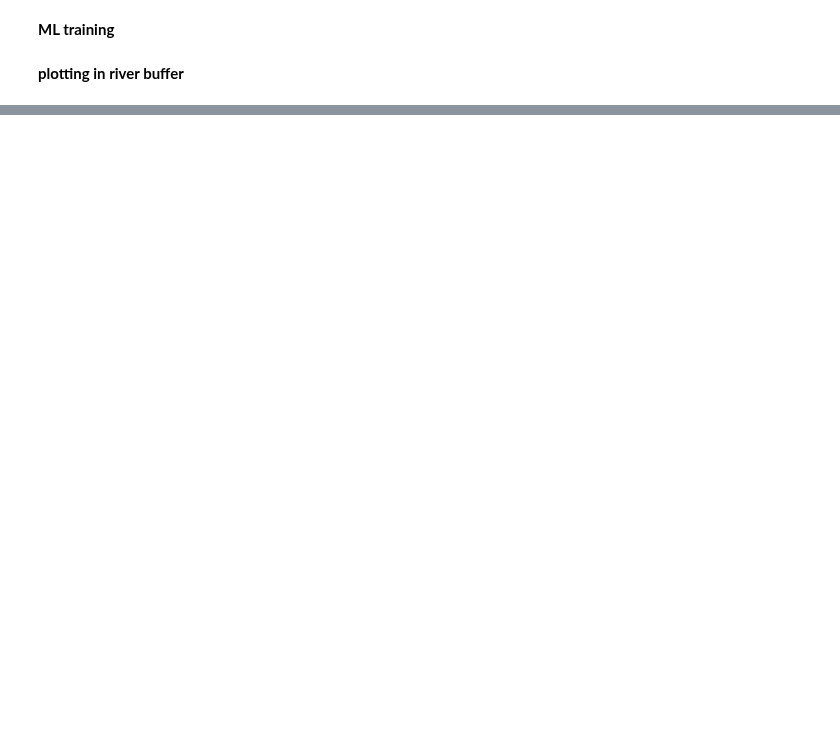
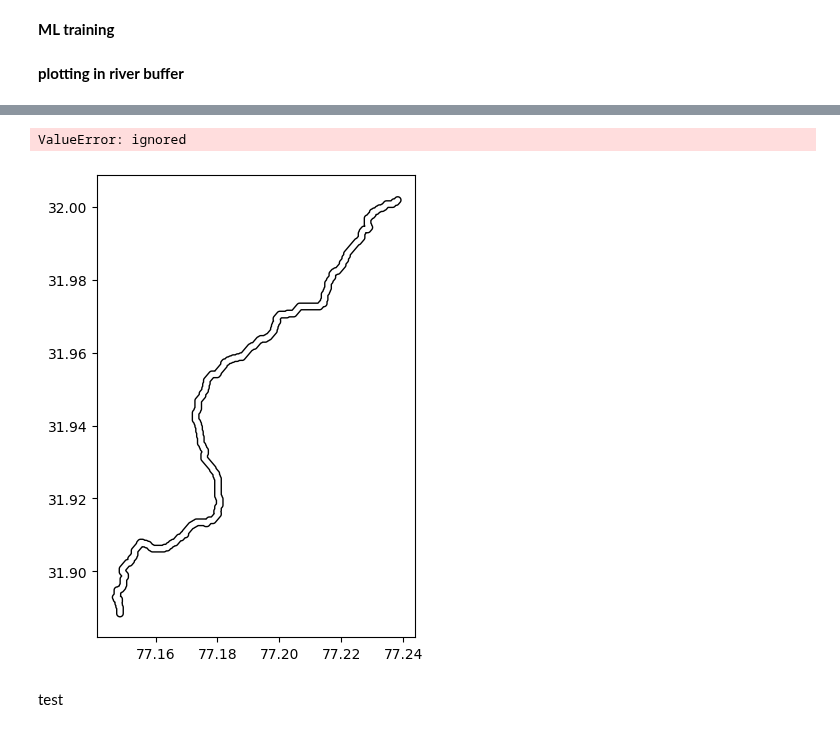
Before and after one commit to 1kaiser/ICESAT2, a Jupyter notebook: ICESAT2_tracks_intersection_plotting.ipynb, the cells around one changed output, grey strips where cells are left out. Saved outputs shown, nothing was run; the diff lists cells and outputs as text; code cells hidden in the pictures; blank space fills up the shorter version.

```diff
--- a/ICESAT2_tracks_intersection_plotting.ipynb
+++ b/ICESAT2_tracks_intersection_plotting.ipynb
@@ -24,13 +22,7 @@ list_B = [
     'https://n5eil02u.ecs.nsidc.org/esir/5000004077220/239104701/processed_ATL03_20211108045334_07141302_005_01.h5',
 ]
 
-import re
 
-# Define the regex pattern to match the links
-pattern = r"https://n5eil02u.ecs.nsidc.org/esir/.*?\.h5"
-with open("parvati_tracks.txt", "r") as file:
-    contents = file.read()
-list_C = re.findall(pattern, contents)
 
-for i in list_C:
+for i in list_B:
   !wget --http-user=kroy0001 --http-password=/#j%kWrPA,8.HRe {i}
@@ -904,9 +975,7 @@ def get_height_lat_lon(filename, track_name):
   lon_ph_data = f['/'+str(track_name)+'/heights/lon_ph']
   file_name = np.array([filename] * len(h_ph_data))
   track_name = np.array([track_name] * len(h_ph_data))
-  return file_name, track_name, h_ph_data, lat_ph_data, lon_ph_data
-
-
+  return np.column_stack((file_name, track_name, lon_ph_data, lat_ph_data, h_ph_data))
 
 import os
 
@@ -914,23 +983,23 @@ import os
 track_names = ["gt1l", "gt1r", "gt2l", "gt2r", "gt3l", "gt3r"]
 
 import glob
-files = glob.glob("*.h5")
+import numpy as np
 
+# Get a list of all HDF5 files in the current directory
+h5_files = glob.glob("*.h5")
 
-# Filter the list of files to only include h5 files
-h5_files = files
+# Initialize empty list for the arrays of each track
+point_cloud_list = []
 
 # Loop through the h5 files and extract data for each track
 for filename in h5_files:
     for i, track in enumerate(track_names):
         try:
-            file_name1, track1, h_ph_data1, lat1, lon1  = get_height_lat_lon(str('/content/')+filename, track)
+            point_cloud_list.append(get_height_lat_lon(str('/content/')+filename, track))
         except KeyError:
             print(f"Track {track} not found in {filename}. Skipping...")
-
-
-# Combine the arrays into a single NumPy array
-point_cloud_array = np.column_stack((file_name1, track1, lon1, lat1, h_ph_data1))
+# Concatenate the arrays of each track vertically
+point_cloud_array = np.vstack(point_cloud_list)
 
 # Save the point cloud array as a NumPy file
 np.save('point_cloud.npy', point_cloud_array)
@@ -1032,34 +1161,39 @@ point_cloud = np.load(point_cloud_file, allow_pickle=True)
 file_names = point_cloud[:, 0]
 track_names = point_cloud[:, 1]
 lon = point_cloud[:, 2]
 lat = point_cloud[:, 3]
 h_ph_data = point_cloud[:, 4]
 
 # Create a GeoDataFrame for the point cloud data
 geometry = [Point(lon[i], lat[i]) for i in range(len(lon))]
 data = gpd.GeoDataFrame({'file_name': file_names, 'track_name': track_names,
                          'h_ph_data': h_ph_data, 'lat': lat, 'lon': lon},
                         geometry=geometry, crs=region.crs)
 
 # Spatially join the points with the region to get the clipped points
 clipped_points = gpd.sjoin(data, region, op='within')
 # clipped_points_proj = clipped_points.to_crs(epsg=32643)
 
 # Plot the region and the points inside it
 fig, ax = plt.subplots(figsize=(10, 6))
 region.plot(ax=ax, color='white', edgecolor='black')
 clipped_points.plot(ax=ax, column='h_ph_data', markersize=1)
 
 # Set the x-axis to longitude and y-axis to latitude
 ax.set_xlabel("Longitude")
 ax.set_ylabel("Latitude")
 
 # Add labels and legend to the plot
 plt.title("Points inside the Buffered Vector")
 plt.legend()
 plt.show()
 
-# # Save the clipped points as a numpy array containing file names, track names, and point cloud data
-# clipped_points_array = np.column_stack((clipped_points['file_name'], clipped_points['track_name'],
-#                                         clipped_points['h_ph_data'], clipped_points['lat'], clipped_points['lon']))
-# np.save('clipped_points.npy', clipped_points_array)
+# Save the clipped points as a numpy array containing file names, track names, and point cloud data
+clipped_points_array = np.column_stack((clipped_points['file_name'], clipped_points['track_name'],
+                                        clipped_points['h_ph_data'], clipped_points['lat'], clipped_points['lon']))
+np.save('clipped_points.npy', clipped_points_array)
+# %% [output]
+ValueError: ignored
+[figure, added]
+# %% [markdown]
+test
```
Also changed, not shown: parts of 21 cells of this notebook.
